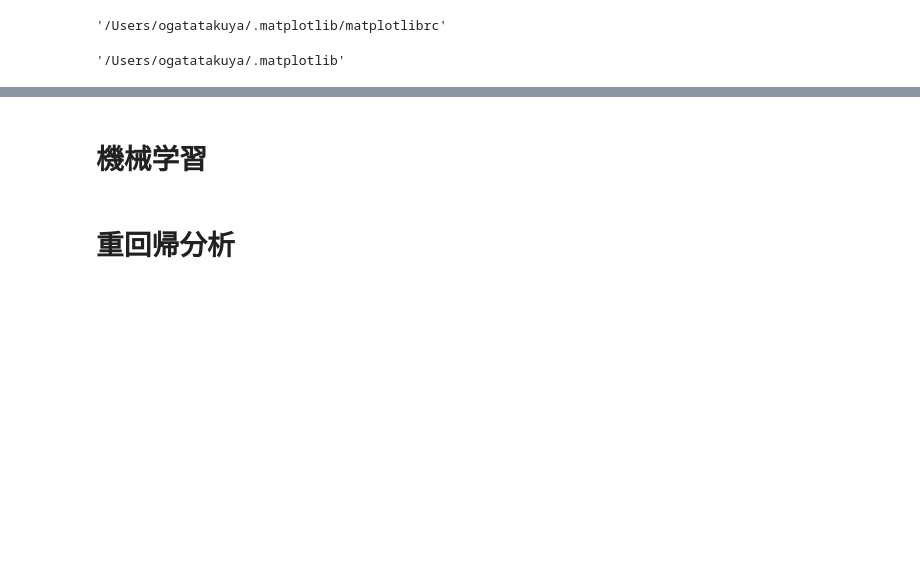
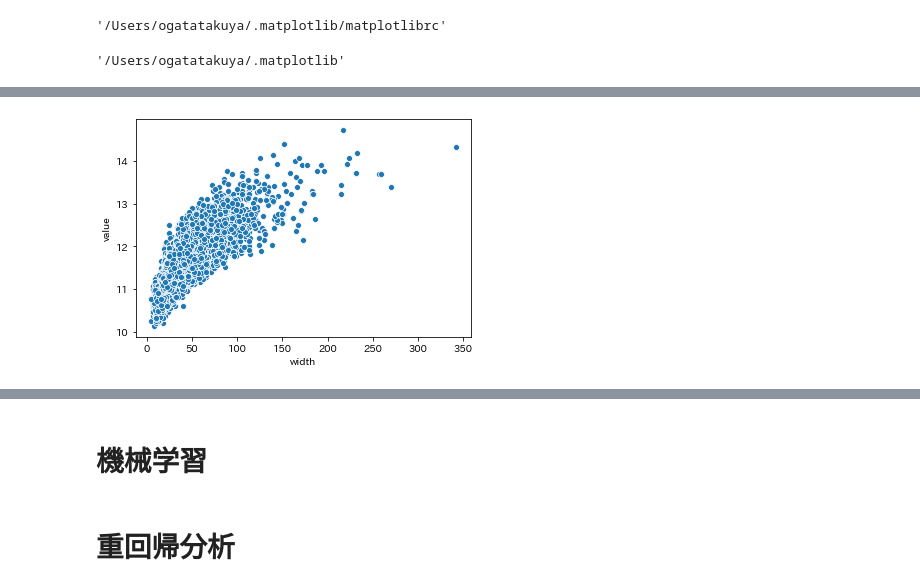
Before and after one commit to kyouyap/signate, a Jupyter notebook: part1.ipynb, the cells around one changed output, grey strips where cells are left out. Saved outputs shown, nothing was run; the diff lists cells and outputs as text; code cells hidden in the pictures; blank space fills up the shorter version.

```diff
--- a/part1.ipynb
+++ b/part1.ipynb
@@ -968,3 +1022,5 @@ df=df_tofile
 # %%
-# sns.scatterplot(x="width", y="value", data=df.dropna());
+sns.scatterplot(x="width", y="value", data=df.dropna());
+# %% [output]
+[figure, added]
 # %%
```
Also changed, not shown: parts of 46 cells of this notebook, 5 other files.
